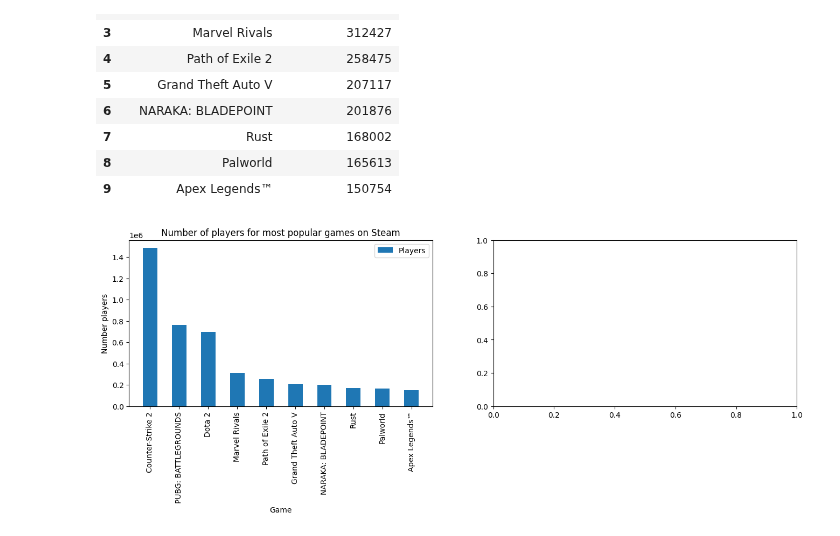
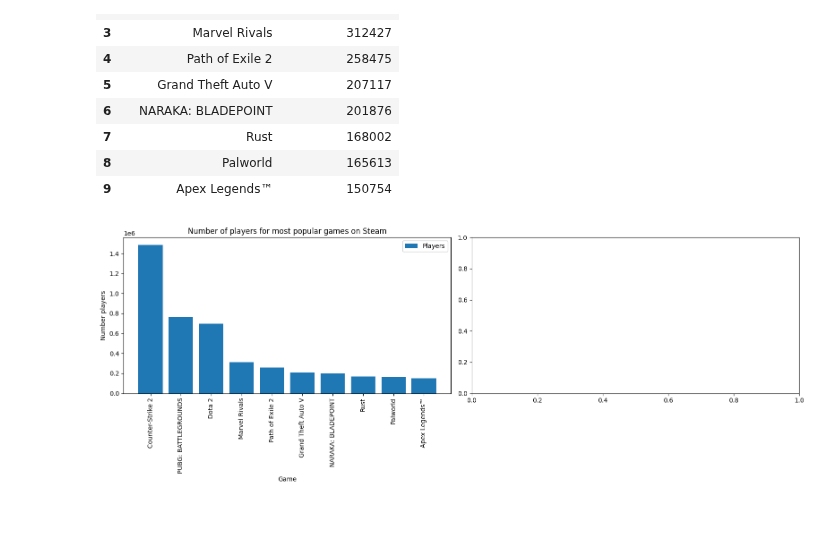
Before and after one commit to fredrikkron/data-visualization-fredrik-kron-de24, a Jupyter notebook: exercises/exercise_0/0.1.ipynb, the cells around one changed output. Saved outputs shown, nothing was run; the diff lists cells and outputs as text; code cells hidden in the pictures.

Commit message:
fixed figsize

```diff
--- a/exercises/exercise_0/0.1.ipynb
+++ b/exercises/exercise_0/0.1.ipynb
@@ -150,18 +150,20 @@ top10_games
 # %%
 import matplotlib.pyplot as plt
 
 x = top10_games['Name'].iloc[0:4]
 y = top10_games['Current Players'].iloc[0:4]
 
-fig, axes = plt.subplots(1,2, figsize=(16,4))
+fig, axes = plt.subplots(1,2, figsize=(16,6))
 
-axes[0].bar(top10_games['Name'], top10_games['Current Players'], label="Players", width=0.5)
+axes[0].bar(top10_games['Name'], top10_games['Current Players'], label="Players")
+
 axes[0].set_title('Number of players for most popular games on Steam')
 axes[0].set_xlabel("Game")
 axes[0].set_ylabel('Number players')
 axes[0].tick_params(axis='x', rotation=90)
 axes[0].legend()
 
+plt.tight_layout()
 plt.savefig('figures/steam_exercise.png')
 # %% [output]
-[figure, old version]
+[figure, new version]
```
Also changed, not shown: 1 other file.
